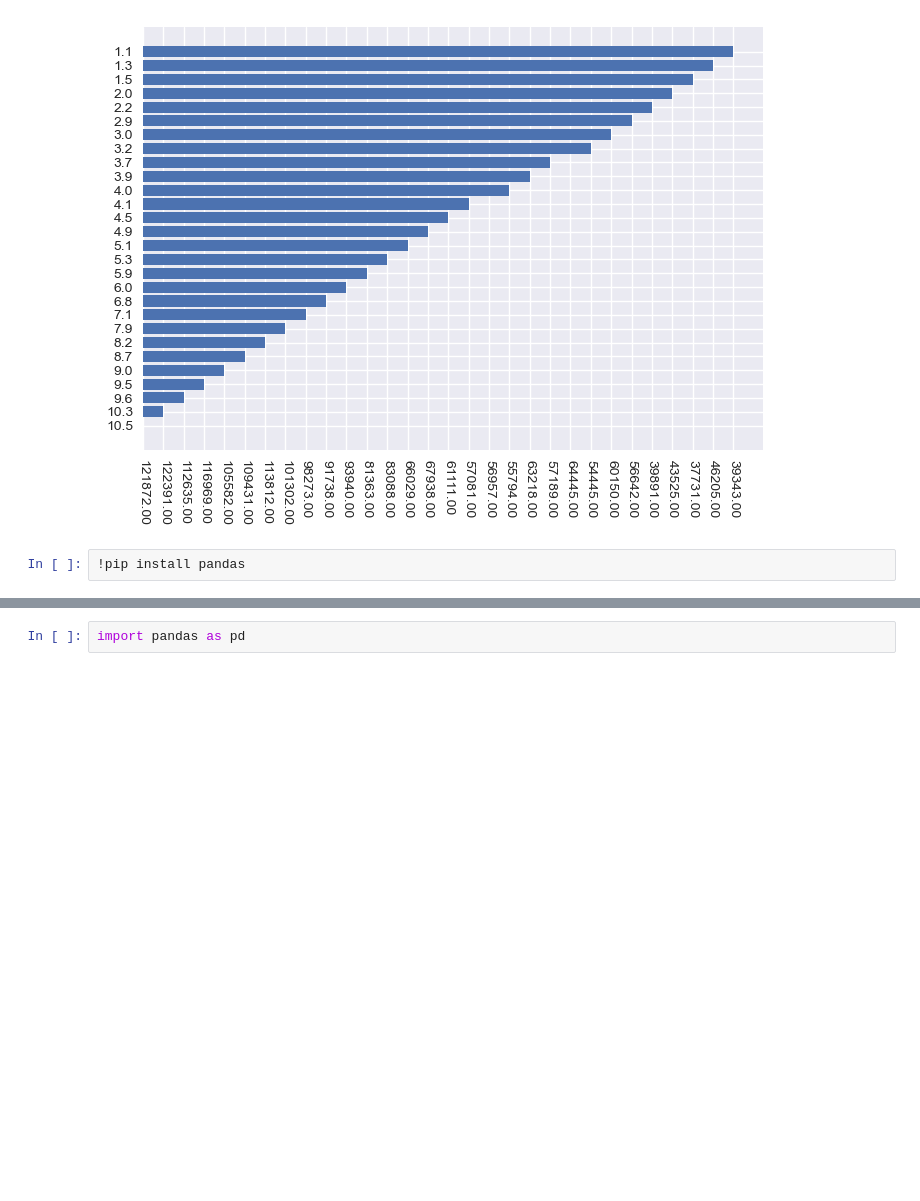
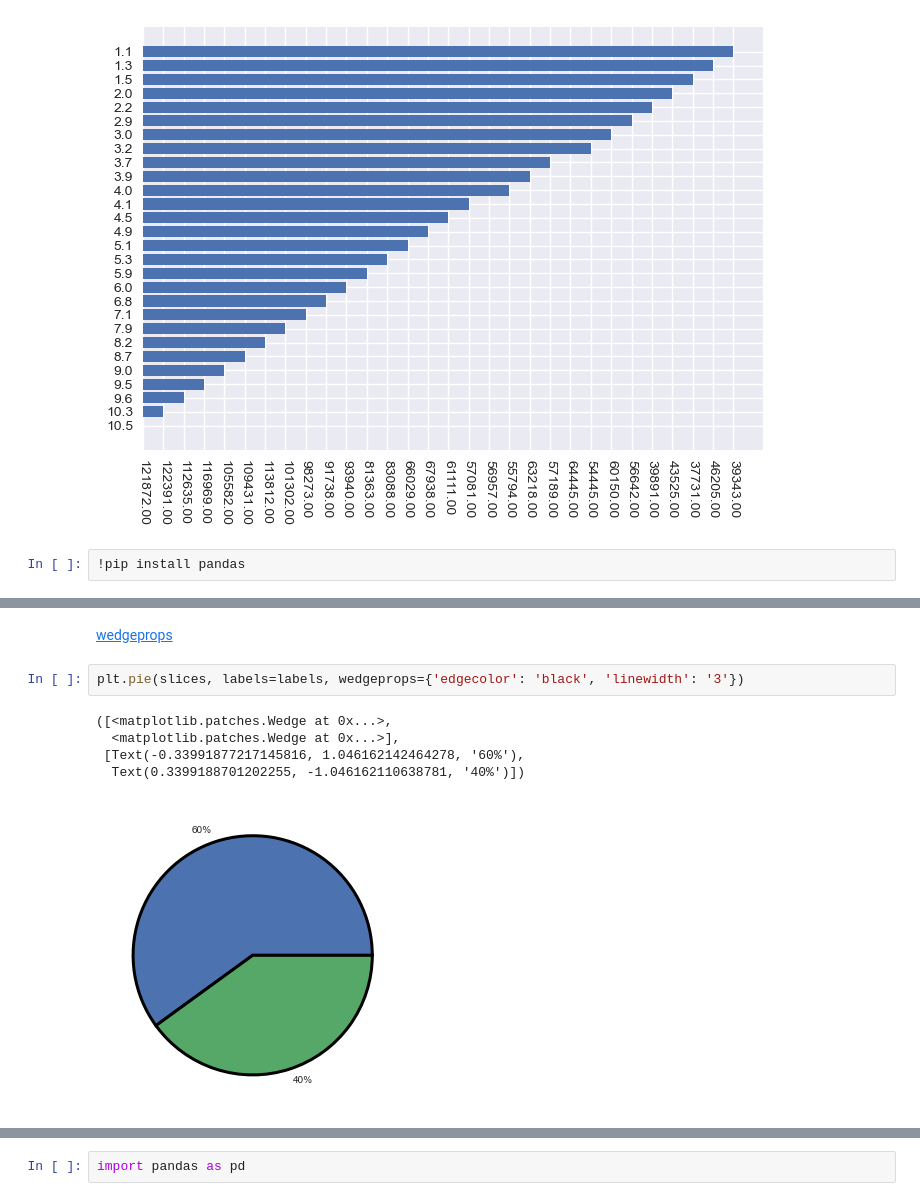
Before and after one commit to tavo-robotas/DI_101, a Jupyter notebook: __II_Data_Visual/__I_matplotlib.ipynb, the cells around one changed output, grey strips where cells are left out. Saved outputs shown, nothing was run; the diff lists cells and outputs as text; blank space fills up the shorter version.

```diff
--- a/__II_Data_Visual/__I_matplotlib.ipynb
+++ b/__II_Data_Visual/__I_matplotlib.ipynb
@@ -387,0 +479,10 @@ plt.xticks(rotation=-90);
+# %% [markdown]
+[wedgeprops](https://matplotlib.org/stable/api/_as_gen/matplotlib.pyplot.pie.html)
+# %%
+plt.pie(slices, labels=labels, wedgeprops={'edgecolor': 'black', 'linewidth': '3'})
+# %% [output]
+([<matplotlib.patches.Wedge at 0x...>,
+  <matplotlib.patches.Wedge at 0x...>],
+ [Text(-0.33991877217145816, 1.046162142464278, '60%'),
+  Text(0.3399188701202255, -1.046162110638781, '40%')])
+[figure, added]
```
Also changed, not shown: parts of 136 cells of this notebook, 11 other files.
